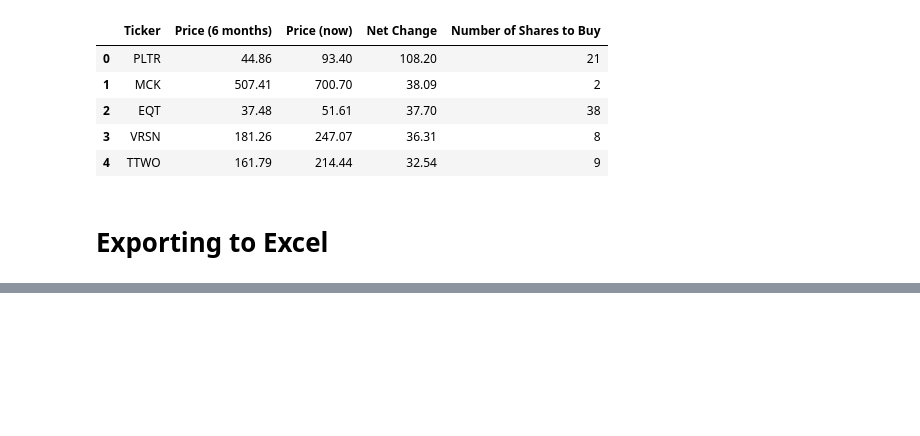
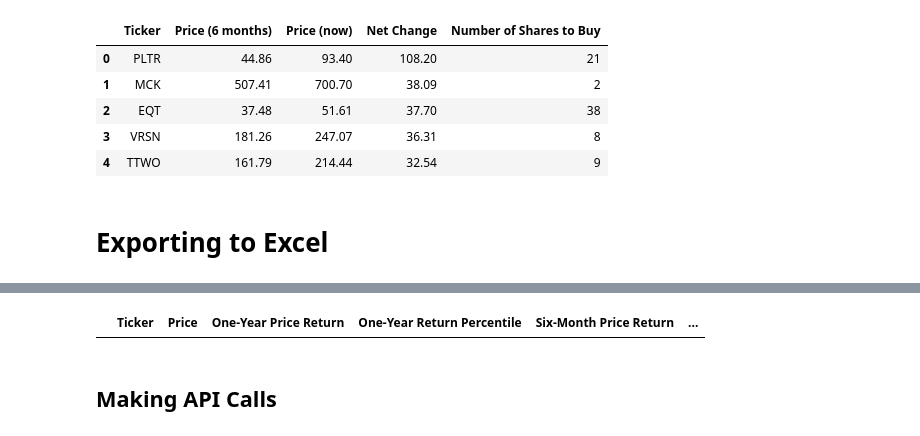
Before and after one commit to JoseMelvin-Calleja/Quantitative-Momentuem-Investing-Strategy, a Jupyter notebook: main.ipynb, the cells around one changed output, grey strips where cells are left out. Cells and saved outputs as stored; diff of their text form; code cells hidden in the pictures; blank space fills up the shorter version.

```diff
--- a/main.ipynb
+++ b/main.ipynb
@@ -289,0 +299,20 @@ writer.close()
+# %%
+hqm_columns = [
+    'Ticker',
+    'Price',
+    'One-Year Price Return',
+    'One-Year Return Percentile',
+    'Six-Month Price Return',
+    'Six-Month Return Percentile',
+    'Three-Month Price Return',
+    'Three-Month Return Percentile',
+    'One-Month Price Return',
+    'One-Month Return Percentile'
+]
+
+hqm_df = pd.DataFrame(columns=hqm_columns)
+hqm_df
+# %% [output]
+|  | Ticker | Price | One-Year Price Return | One-Year Return Percentile | Six-Month Price Return | ... |
+# %% [markdown]
+## Making API Calls
```
Also changed, not shown: parts of 9 cells of this notebook.
